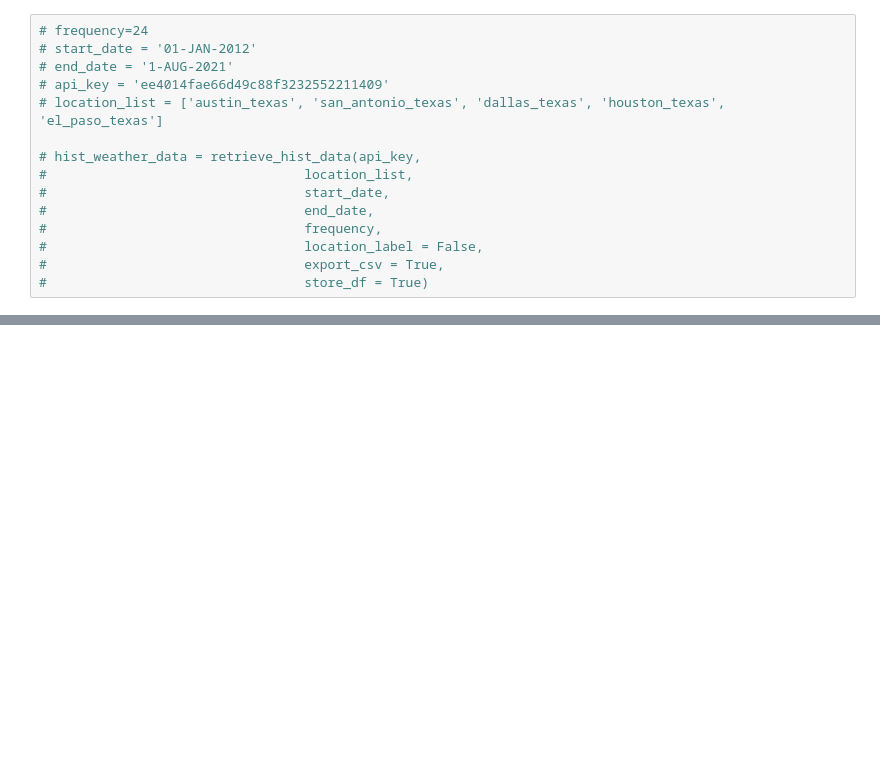
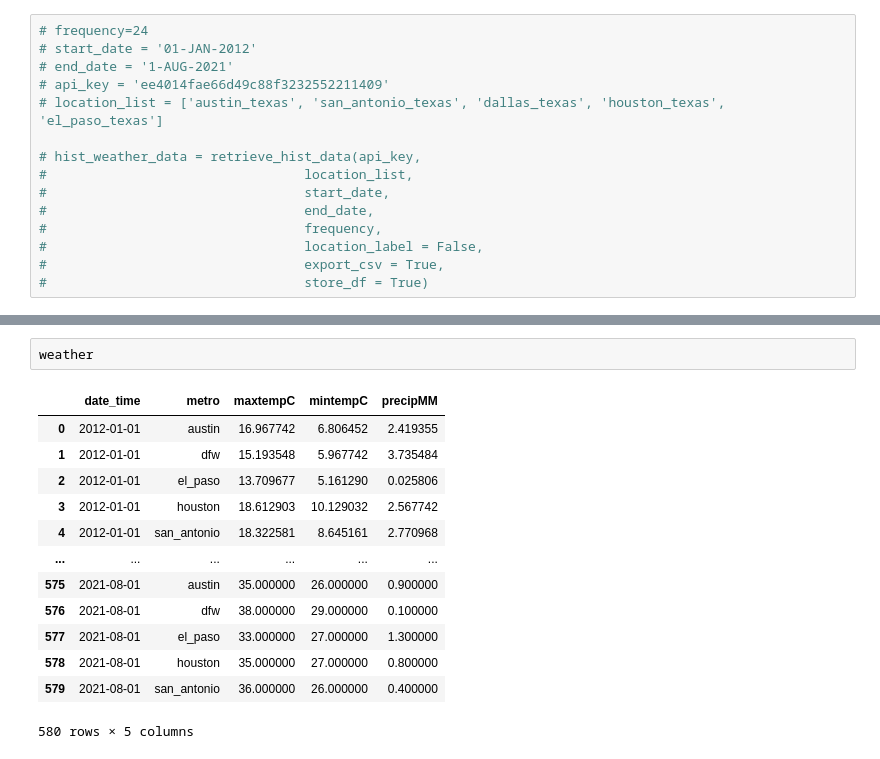
Before and after one commit to HaydenWarren/zri-forecast, a Jupyter notebook: trev/weather.ipynb, the cells around one changed output, grey strips where cells are left out. Saved outputs shown, nothing was run; the diff lists cells and outputs as text; blank space fills up the shorter version.

```diff
--- a/trev/weather.ipynb
+++ b/trev/weather.ipynb
@@ -179,3 +179,19 @@ g = sns.FacetGrid(data=weather, col='city', col_wrap=2, height=6, aspect=1.5)
 fig = g.map(sns.lineplot, 'date_time', 'maxtempC')
 # %% [output]
 [figure]
+# %%
+weather
+# %% [output]
+|  | date_time | metro | maxtempC | mintempC | precipMM |
+| 0 | 2012-01-01 | austin | 16.967742 | 6.806452 | 2.419355 |
+| 1 | 2012-01-01 | dfw | 15.193548 | 5.967742 | 3.735484 |
+| 2 | 2012-01-01 | el_paso | 13.709677 | 5.161290 | 0.025806 |
+| 3 | 2012-01-01 | houston | 18.612903 | 10.129032 | 2.567742 |
+| 4 | 2012-01-01 | san_antonio | 18.322581 | 8.645161 | 2.770968 |
+| ... | ... | ... | ... | ... | ... |
+| 575 | 2021-08-01 | austin | 35.000000 | 26.000000 | 0.900000 |
+| 576 | 2021-08-01 | dfw | 38.000000 | 29.000000 | 0.100000 |
+| 577 | 2021-08-01 | el_paso | 33.000000 | 27.000000 | 1.300000 |
+| 578 | 2021-08-01 | houston | 35.000000 | 27.000000 | 0.800000 |
+| 579 | 2021-08-01 | san_antonio | 36.000000 | 26.000000 | 0.400000 |
+580 rows × 5 columns
```
Also changed, not shown: parts of 22 cells of this notebook, 2 other files.
